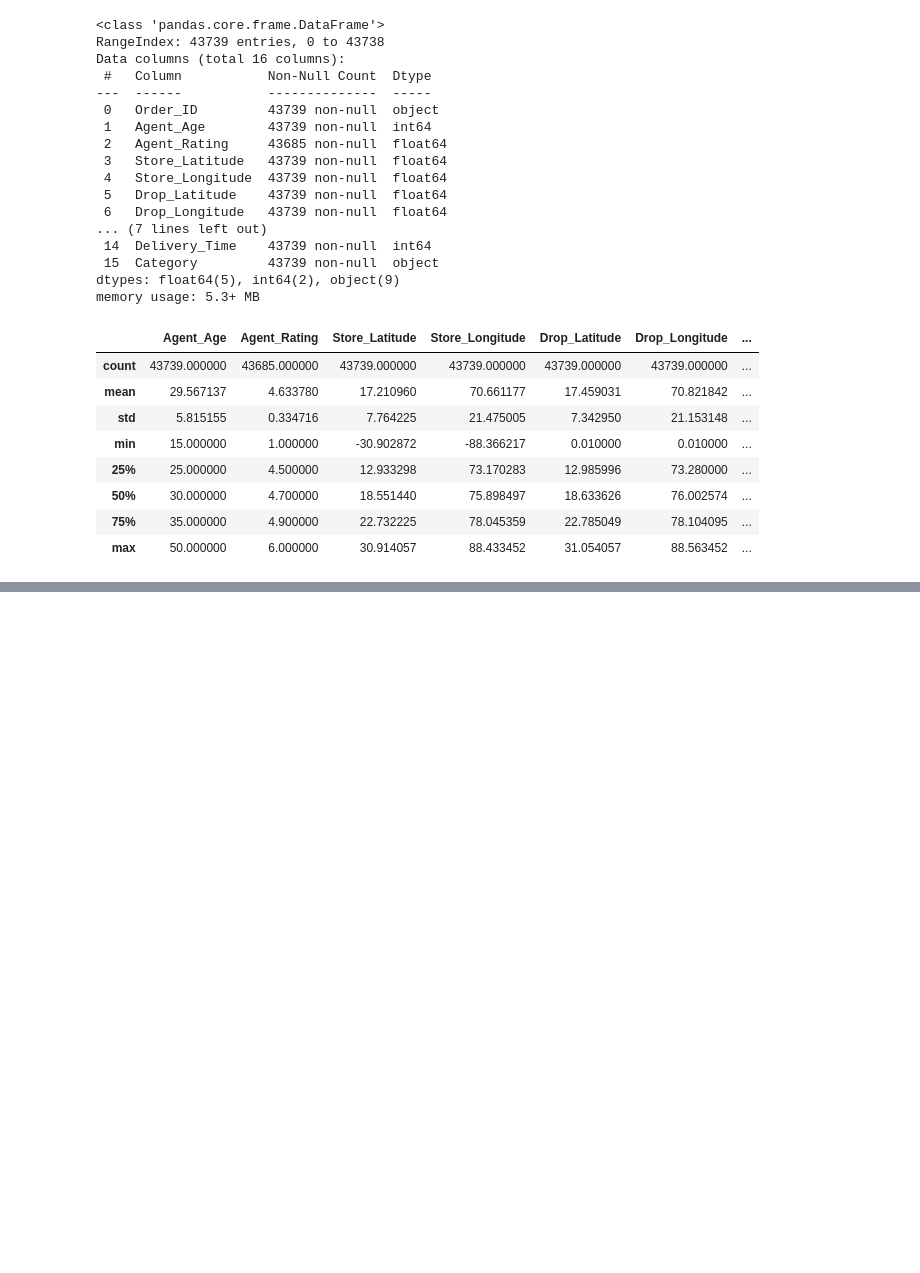
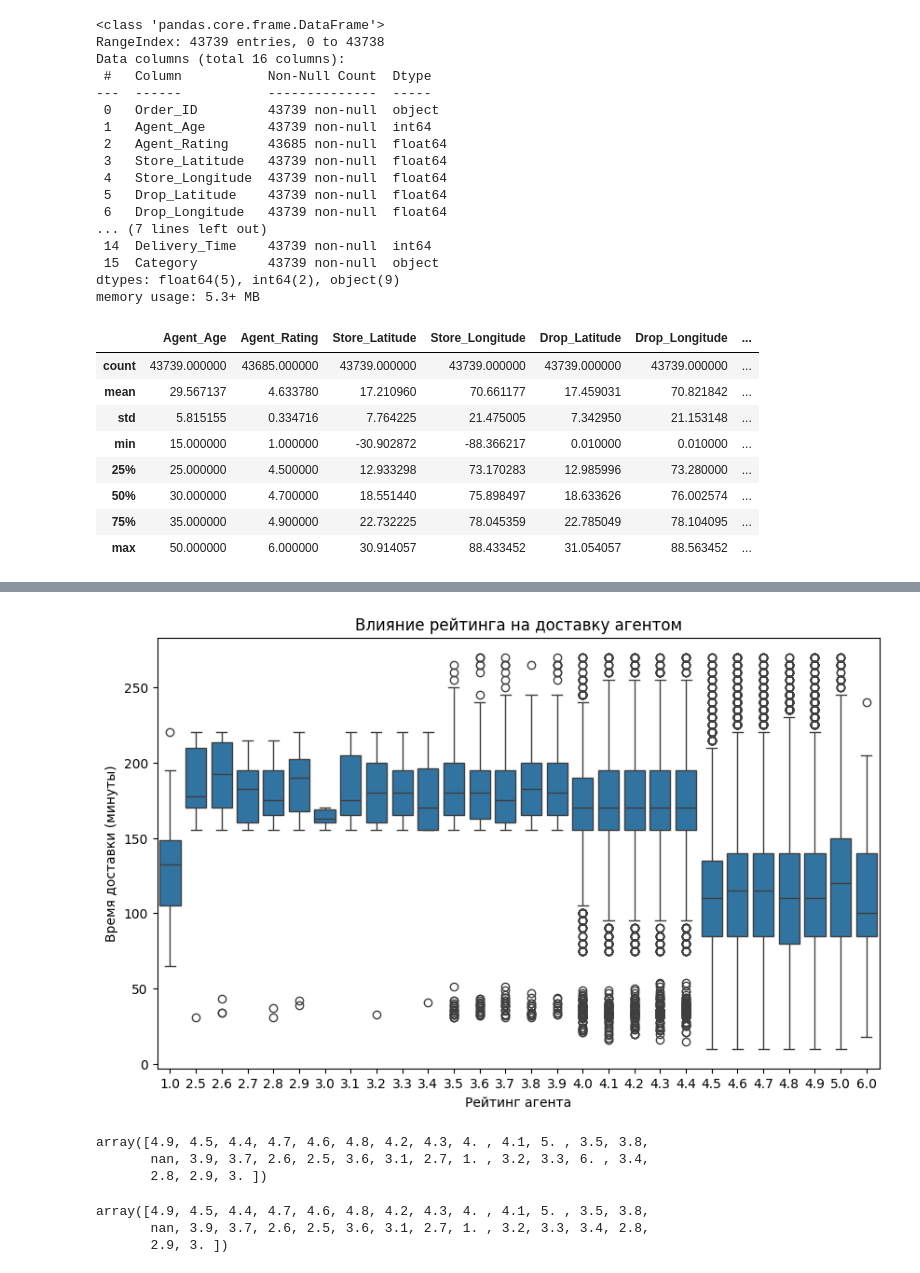
Before and after one commit to darinbtw/Machine_learning_to_optimize_processes_in_logistics, a Jupyter notebook: amazon_delivery_ml.ipynb, the cells around one changed output, grey strips where cells are left out. Drawn from its saved outputs; the diff is of its cells as text; code cells hidden in the pictures; blank space fills up the shorter version.

```diff
--- a/amazon_delivery_ml.ipynb
+++ b/amazon_delivery_ml.ipynb
@@ -45,0 +85,16 @@ df.describe()
+# %%
+# Узнаем за сколько минут доставляет агент
+plt.figure(figsize=(10,6))
+sns.boxplot(data=df, x='Agent_Rating', y='Delivery_Time')
+plt.title('Влияние рейтинга на доставку агентом')
+plt.xlabel('Рейтинг агента')
+plt.ylabel('Время доставки (минуты)')
+plt.show()
+# %% [output]
+[figure, added]
+# %%
+df['Agent_Rating'].unique()
+# %% [output]
+array([4.9, 4.5, 4.4, 4.7, 4.6, 4.8, 4.2, 4.3, 4. , 4.1, 5. , 3.5, 3.8,
+       nan, 3.9, 3.7, 2.6, 2.5, 3.6, 3.1, 2.7, 1. , 3.2, 3.3, 6. , 3.4,
+       2.8, 2.9, 3. ])
@@ -45,0 +103,6 @@ df.describe()
+# %%
+df['Agent_Rating'].unique()
+# %% [output]
+array([4.9, 4.5, 4.4, 4.7, 4.6, 4.8, 4.2, 4.3, 4. , 4.1, 5. , 3.5, 3.8,
+       nan, 3.9, 3.7, 2.6, 2.5, 3.6, 3.1, 2.7, 1. , 3.2, 3.3, 3.4, 2.8,
+       2.9, 3. ])
```
Also changed, not shown: parts of 17 cells of this notebook.
